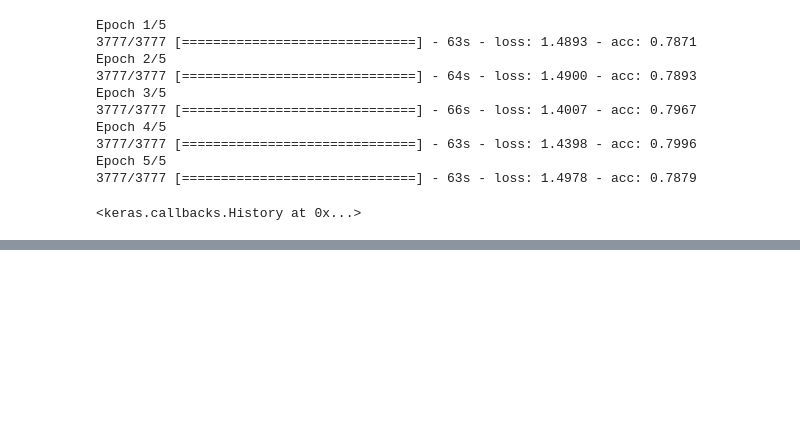
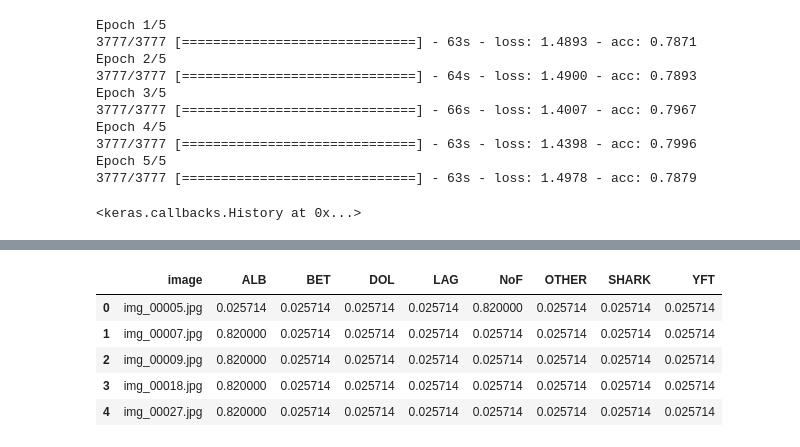
Before and after one commit to NegatioN/KaggleFisheries, a Jupyter notebook: fisheries.ipynb, the cells around one changed output, grey strips where cells are left out. Cells and saved outputs as stored; diff of their text form; code cells hidden in the pictures; blank space fills up the shorter version.

Commit message:
model after first submission. loss 1.31951

```diff
--- a/fisheries.ipynb
+++ b/fisheries.ipynb
@@ -154,0 +184,22 @@ model.save_weights(path+'results/224Vgg16bn.h5')
+# %%
+#Extract imageIds from the filenames in our test/unknown directory
+filenames = test_batches.filenames
+ids = np.array([f[8:f.find('.')] + ".jpg" for f in filenames])
+# %%
+# classes = sorted(batches.class_indices, key=batches.class_indices.get)
+classes = ['ALB', 'BET', 'DOL', 'LAG', 'NoF', 'OTHER', 'SHARK', 'YFT']
+# %%
+def do_clip(arr, mx): return np.clip(arr, (1-mx)/7, mx)
+# %%
+subm = do_clip(preds,0.82)
+# %%
+submission = pd.DataFrame(subm, columns=classes)
+submission.insert(0, 'image', ids)
+submission.head()
+# %% [output]
+|  | image | ALB | BET | DOL | LAG | NoF | OTHER | SHARK | YFT |
+| 0 | img_00005.jpg | 0.025714 | 0.025714 | 0.025714 | 0.025714 | 0.820000 | 0.025714 | 0.025714 | 0.025714 |
+| 1 | img_00007.jpg | 0.820000 | 0.025714 | 0.025714 | 0.025714 | 0.025714 | 0.025714 | 0.025714 | 0.025714 |
+| 2 | img_00009.jpg | 0.820000 | 0.025714 | 0.025714 | 0.025714 | 0.025714 | 0.025714 | 0.025714 | 0.025714 |
+| 3 | img_00018.jpg | 0.820000 | 0.025714 | 0.025714 | 0.025714 | 0.025714 | 0.025714 | 0.025714 | 0.025714 |
+| 4 | img_00027.jpg | 0.820000 | 0.025714 | 0.025714 | 0.025714 | 0.025714 | 0.025714 | 0.025714 | 0.025714 |
```
Also changed, not shown: parts of 8 cells of this notebook.
